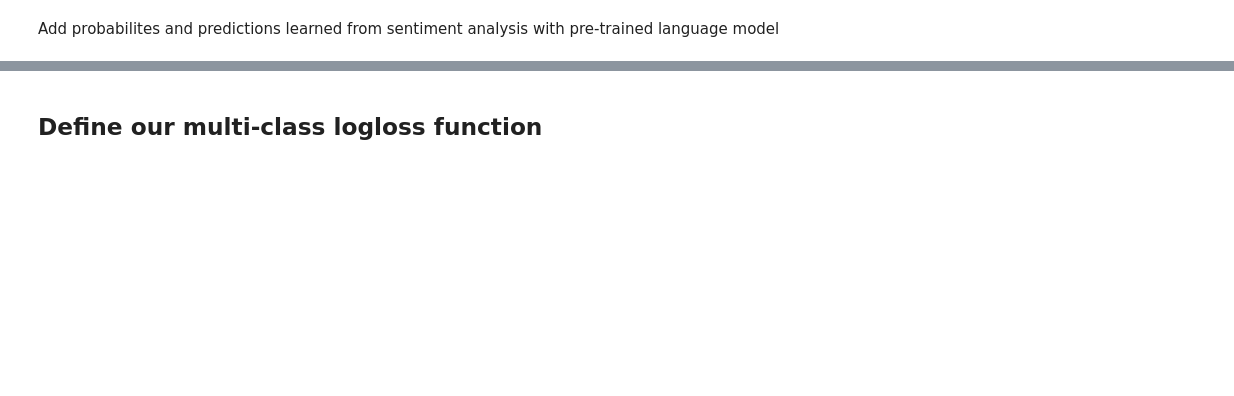
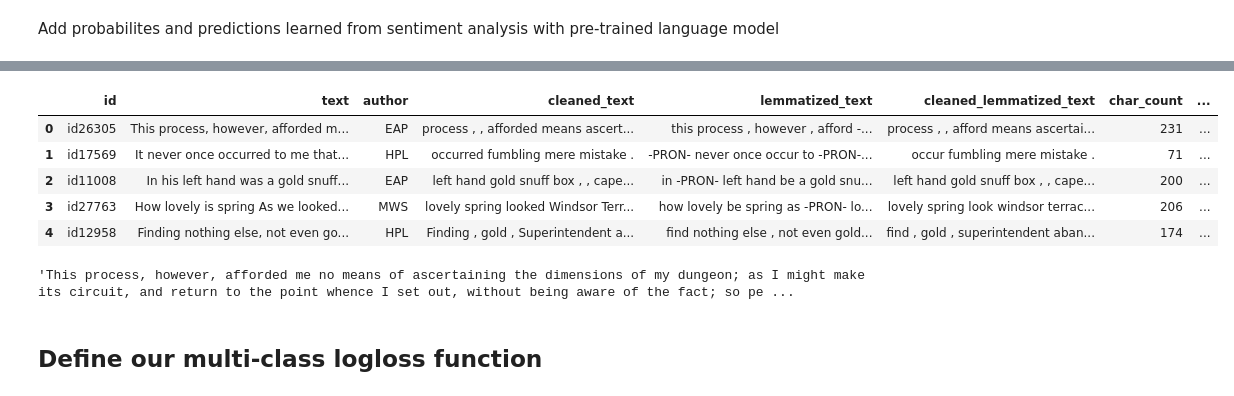
Before and after one commit to ohmeow/fastai-projects, a Jupyter notebook: part1v2/dl1/lesson4-spooky-basic.ipynb, the cells around one changed output, grey strips where cells are left out. Cells and saved outputs as stored; diff of their text form; code cells hidden in the pictures; blank space fills up the shorter version.

```diff
--- a/part1v2/dl1/lesson4-spooky-basic.ipynb
+++ b/part1v2/dl1/lesson4-spooky-basic.ipynb
@@ -57,2 +126,5 @@ Training size: 19579 | Test size: 8392
+# %%
+train_df = pd.concat([train_df, add_cols(train_df)], axis=1)
+test_df = pd.concat([test_df, add_cols(test_df)], axis=1)
 # %% [markdown]
 Add probabilites and predictions learned from sentiment analysis with pre-trained language model
@@ -116,0 +131,9 @@ def add_cols(df):
+# %%
+train_lm_results_df = pd.read_csv(f'{PATH}/20171207_2_train_preds.csv')
+test_lm_results_df = pd.read_csv(f'{PATH}/20171207_2_test_preds.csv')
+
+train_lm_results_df.drop(columns=['text', 'id', 'author'], axis=1, inplace=True)
+test_lm_results_df.drop(columns=['text', 'id'], axis=1, inplace=True)
+
+print(train_lm_results_df.shape, test_lm_results_df.shape)
+train_lm_results_df.head()
@@ -117,2 +148,12 @@ def add_cols(df):
 # %%
-train_df = pd.concat([train_df, add_cols(train_df)], axis=1)
+train_df = pd.concat([train_df, train_lm_results_df], axis=1)
+test_df = pd.concat([test_df, test_lm_results_df], axis=1)
+
+train_df.head()
+# %% [output]
+|  | id | text | author | cleaned_text | lemmatized_text | cleaned_lemmatized_text | char_count | ... |
+| 0 | id26305 | This process, however, afforded m... | EAP | process , , afforded means ascert... | this process , however , afford -... | process , , afford means ascertai... | 231 | ... |
+| 1 | id17569 | It never once occurred to me that... | HPL | occurred fumbling mere mistake . | -PRON- never once occur to -PRON-... | occur fumbling mere mistake . | 71 | ... |
+| 2 | id11008 | In his left hand was a gold snuff... | EAP | left hand gold snuff box , , cape... | in -PRON- left hand be a gold snu... | left hand gold snuff box , , cape... | 200 | ... |
+| 3 | id27763 | How lovely is spring As we looked... | MWS | lovely spring looked Windsor Terr... | how lovely be spring as -PRON- lo... | lovely spring look windsor terrac... | 206 | ... |
+| 4 | id12958 | Finding nothing else, not even go... | HPL | Finding , gold , Superintendent a... | find nothing else , not even gold... | find , gold , superintendent aban... | 174 | ... |
@@ -121,5 +160,7 @@ train_df.head()
 # %%
 train_df.iloc[0].text
+# %% [output]
+'This process, however, afforded me no means of ascertaining the dimensions of my dungeon; as I might make its circuit, and return to the point whence I set out, without being aware of the fact; so pe ...
 # %%
 # train_df[train_df.named_entity_person_pct > 0.0]
 # %%
```
Also changed, not shown: parts of 62 cells of this notebook, 1 other file.
